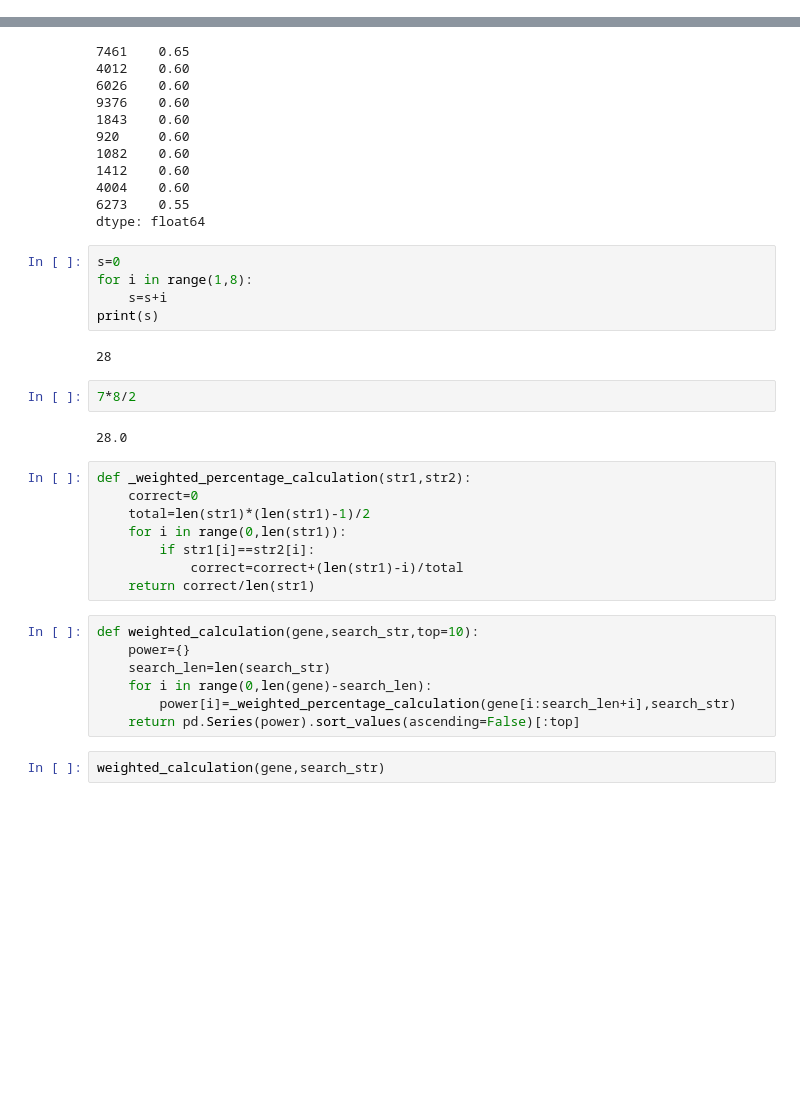
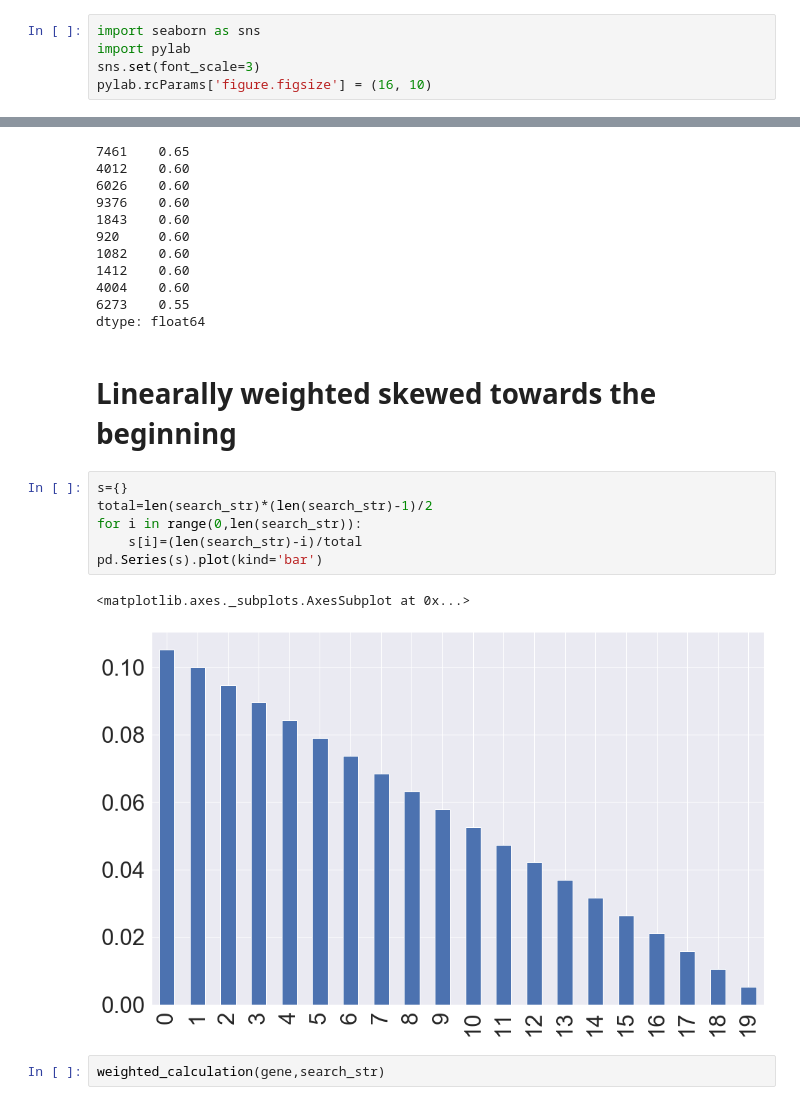
Before and after one commit to mrefermat/bioinformatics_edgeR_example, a Jupyter notebook: gene_sequence_search.ipynb, the cells around one changed output, grey strips where cells are left out. Saved outputs shown, nothing was run; the diff lists cells and outputs as text; blank space fills up the shorter version.

```diff
--- a/gene_sequence_search.ipynb
+++ b/gene_sequence_search.ipynb
@@ -3 +5,6 @@ import pandas as pd
+# %%
+import seaborn as sns
+import pylab
+sns.set(font_scale=3)
+pylab.rcParams['figure.figsize'] = (16, 10)
 # %%
@@ -48,32 +35,17 @@ percentage_calculation(gene,search_str)
 4004    0.60
 6273    0.55
 dtype: float64
-# %%
-s=0
-for i in range(1,8):
-    s=s+i
-print(s)
-# %% [output]
-28
-# %%
-7*8/2
-# %% [output]
-28.0
+# %% [markdown]
+# Linearally weighted skewed towards the beginning
 # %%
-def _weighted_percentage_calculation(str1,str2):
-    correct=0
-    total=len(str1)*(len(str1)-1)/2
-    for i in range(0,len(str1)):
-        if str1[i]==str2[i]:
-            correct=correct+(len(str1)-i)/total
-    return correct/len(str1)
+s={}
+total=len(search_str)*(len(search_str)-1)/2
+for i in range(0,len(search_str)):
+    s[i]=(len(search_str)-i)/total
+pd.Series(s).plot(kind='bar')
+# %% [output]
+<matplotlib.axes._subplots.AxesSubplot at 0x...>
+[figure, added]
-# %%
-def weighted_calculation(gene,search_str,top=10):
-    power={}
-    search_len=len(search_str)
-    for i in range(0,len(gene)-search_len):
-        power[i]=_weighted_percentage_calculation(gene[i:search_len+i],search_str)
-    return pd.Series(power).sort_values(ascending=False)[:top]
 # %%
 weighted_calculation(gene,search_str)
 # %% [output]
```
Also changed, not shown: parts of 8 cells of this notebook.
